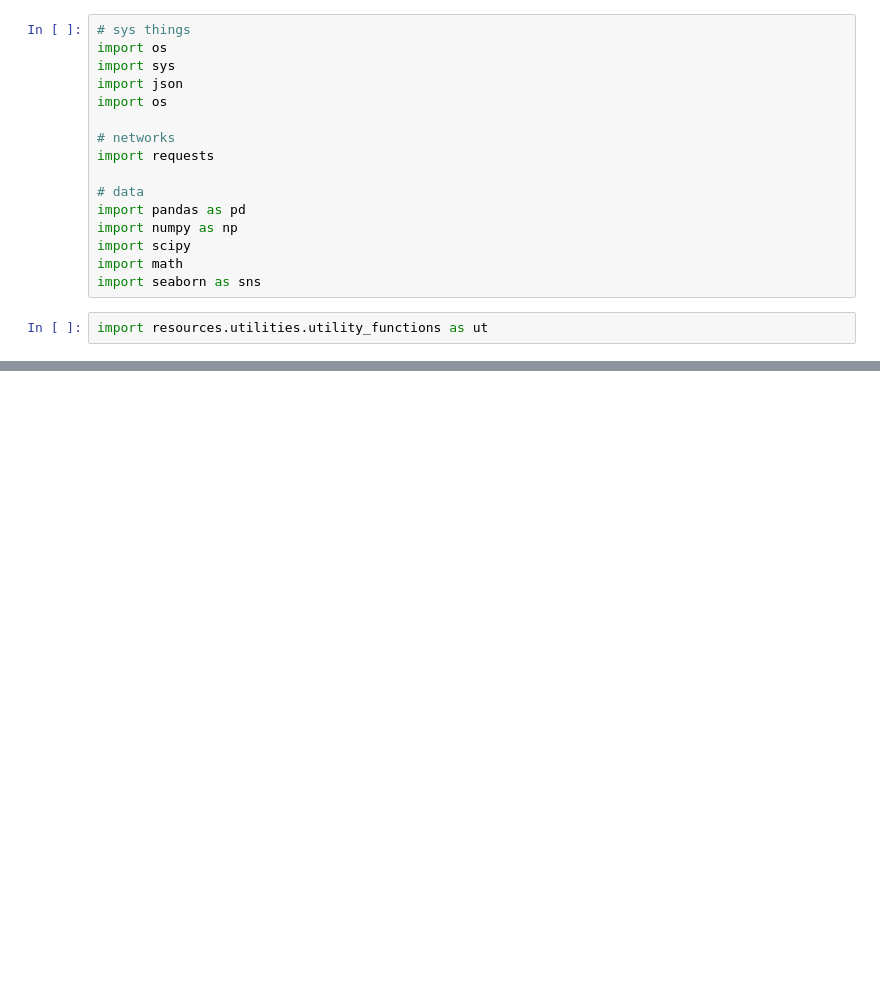
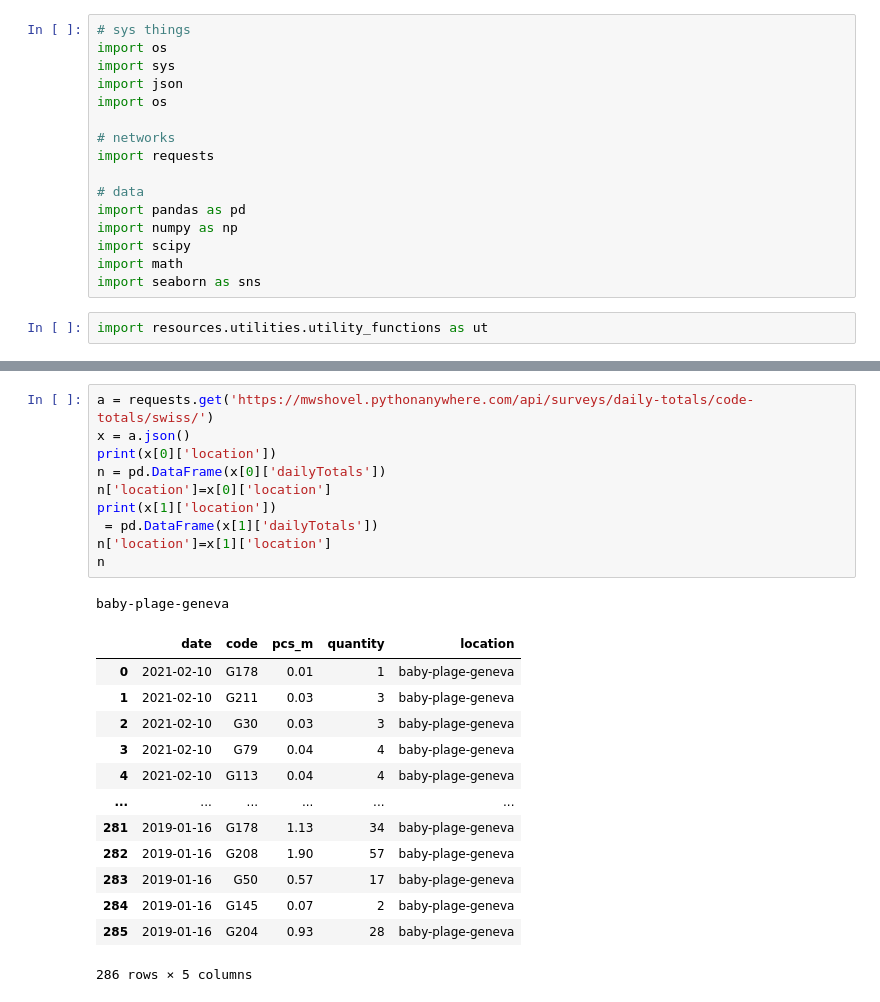
Before and after one commit to hammerdirt-analyst/rhinecode, a Jupyter notebook: starterbook.ipynb, the cells around one changed output, grey strips where cells are left out. Cells and saved outputs as stored; diff of their text form; blank space fills up the shorter version.

```diff
--- a/starterbook.ipynb
+++ b/starterbook.ipynb
@@ -56,0 +155,25 @@ pd.read_csv(a+'/mlw_codes.csv')
+# %%
+a = requests.get('https://mwshovel.pythonanywhere.com/api/surveys/daily-totals/code-totals/swiss/')
+x = a.json()
+print(x[0]['location'])
+n = pd.DataFrame(x[0]['dailyTotals'])
+n['location']=x[0]['location']
+print(x[1]['location'])
+ = pd.DataFrame(x[1]['dailyTotals'])
+n['location']=x[1]['location']
+n
+# %% [output]
+baby-plage-geneva
+|  | date | code | pcs_m | quantity | location |
+| 0 | 2021-02-10 | G178 | 0.01 | 1 | baby-plage-geneva |
+| 1 | 2021-02-10 | G211 | 0.03 | 3 | baby-plage-geneva |
+| 2 | 2021-02-10 | G30 | 0.03 | 3 | baby-plage-geneva |
+| 3 | 2021-02-10 | G79 | 0.04 | 4 | baby-plage-geneva |
+| 4 | 2021-02-10 | G113 | 0.04 | 4 | baby-plage-geneva |
+| ... | ... | ... | ... | ... | ... |
+| 281 | 2019-01-16 | G178 | 1.13 | 34 | baby-plage-geneva |
+| 282 | 2019-01-16 | G208 | 1.90 | 57 | baby-plage-geneva |
+| 283 | 2019-01-16 | G50 | 0.57 | 17 | baby-plage-geneva |
+| 284 | 2019-01-16 | G145 | 0.07 | 2 | baby-plage-geneva |
+| 285 | 2019-01-16 | G204 | 0.93 | 28 | baby-plage-geneva |
+286 rows × 5 columns
```
Also changed, not shown: parts of 19 cells of this notebook.
